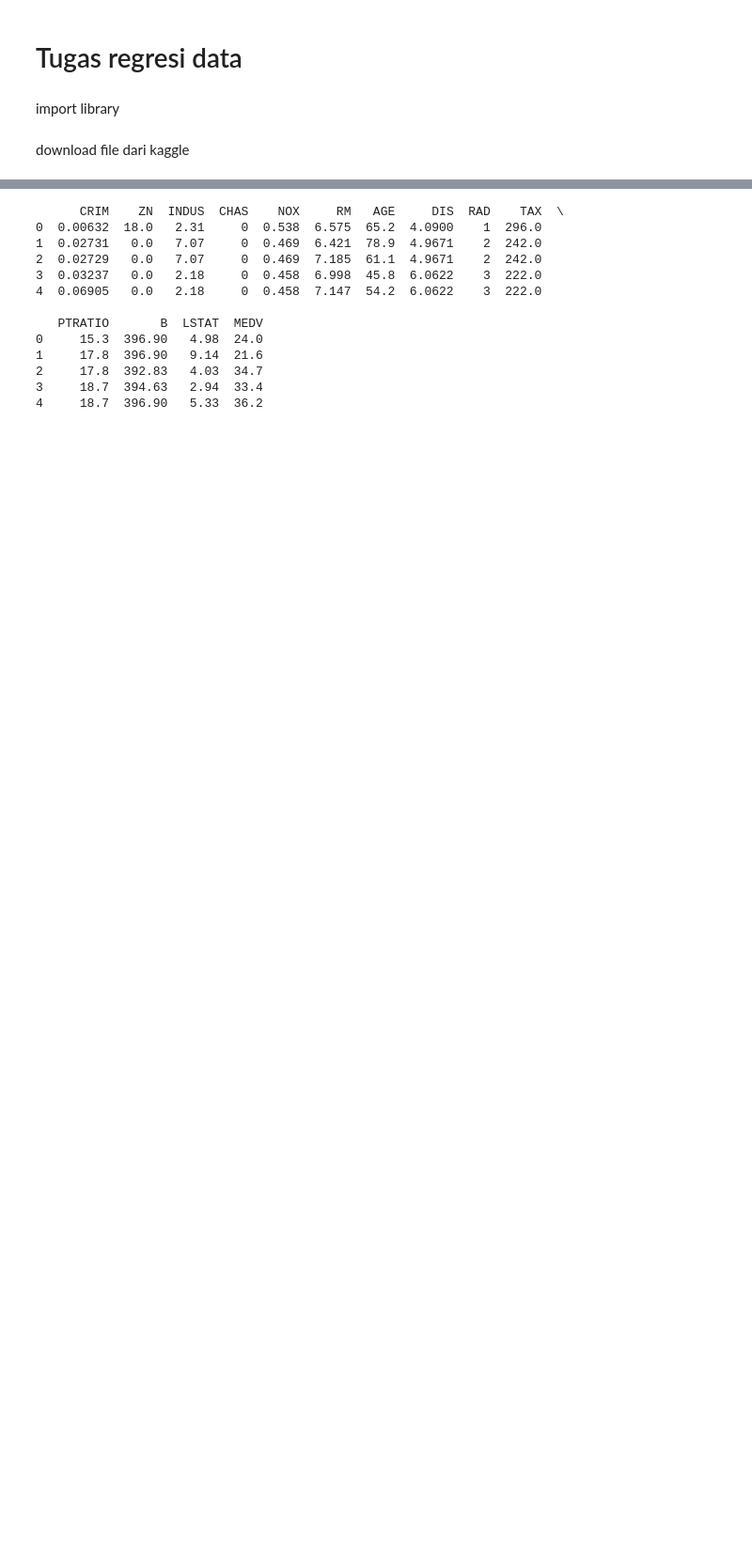
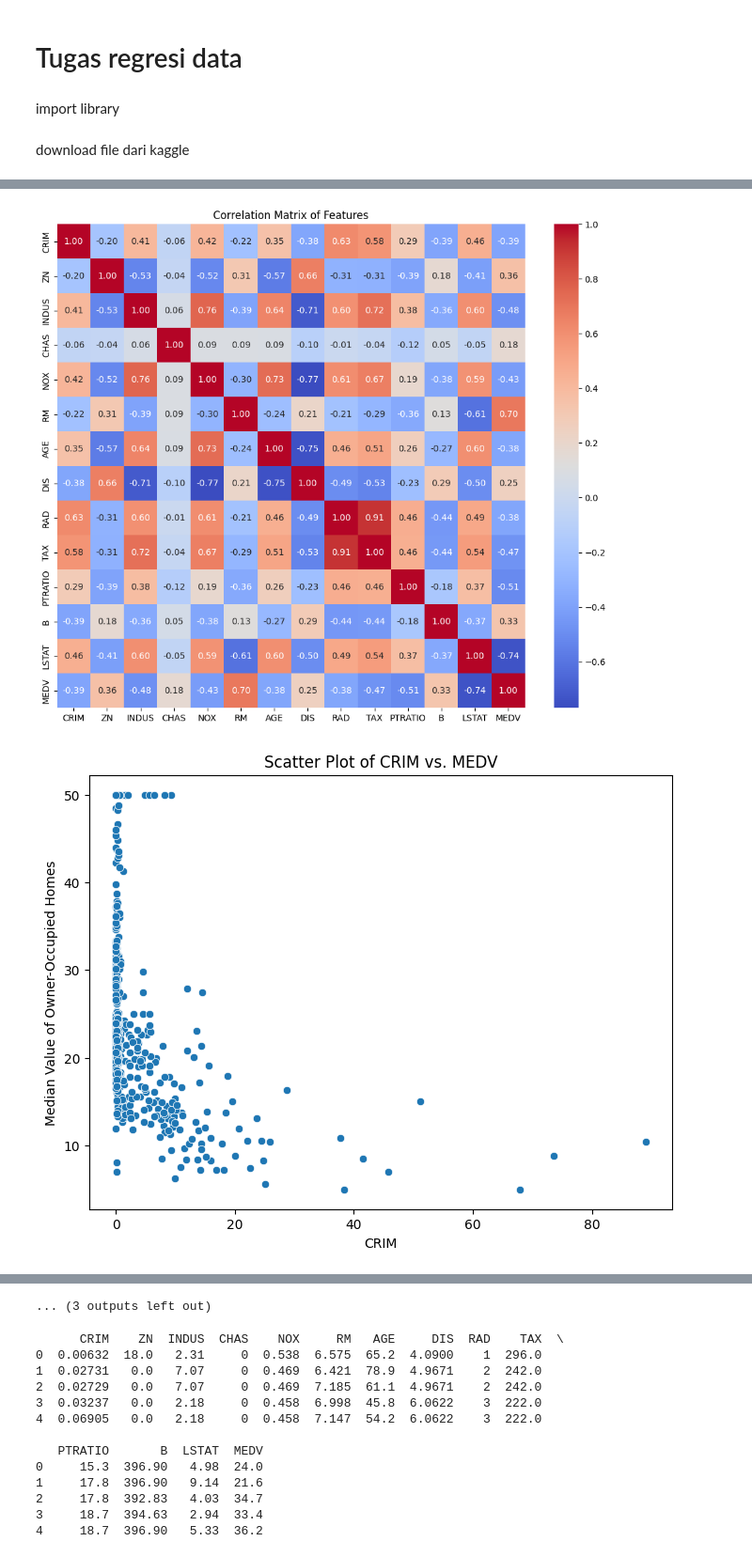
Before and after one commit to AjtheXplorer/Kelompok5B, a Jupyter notebook: Tugas_kelompok_5_kelas_B.ipynb, the cells around one changed output, grey strips where cells are left out. Shown at 94% size. Saved outputs shown, nothing was run; the diff lists cells and outputs as text; code cells hidden in the pictures; blank space fills up the shorter version.

```diff
--- a/Tugas_kelompok_5_kelas_B.ipynb
+++ b/Tugas_kelompok_5_kelas_B.ipynb
@@ -30,0 +31,27 @@ for filename in os.listdir(path):
+# %%
+# Correlation Matrix
+correlation_matrix = df.corr()
+plt.figure(figsize=(12, 10))
+sns.heatmap(correlation_matrix, annot=True, cmap='coolwarm', fmt=".2f")
+plt.title('Correlation Matrix of Features')
+plt.show()
+
+# Scatter plots of key features vs. 'MEDV'
+features_to_plot = ['CRIM', 'ZN', 'INDUS', 'CHAS', 'NOX', 'RM', 'AGE', 'DIS', 'RAD', 'TAX', 'PTRATIO', 'B', 'LSTAT']
+
+for feature in features_to_plot:
+    plt.figure(figsize=(8, 6))
+    sns.scatterplot(x=feature, y='MEDV', data=df)
+    plt.title(f'Scatter Plot of {feature} vs. MEDV')
+    plt.xlabel(feature)
+    plt.ylabel('Median Value of Owner-Occupied Homes')
+    plt.show()
+
+
+# Pairplot for selected features
+selected_features = ['MEDV', 'RM', 'LSTAT', 'PTRATIO']
+sns.pairplot(df[selected_features])
+plt.show()
+# %% [output]
+[figure, added]
+[figure, added]
@@ -31,3 +68,4 @@ for filename in os.listdir(path):
+... (3 outputs left out)
 # %%
 df = pd.read_csv(filepath)
 print(df.head())
```
Also changed, not shown: parts of 15 cells of this notebook.
